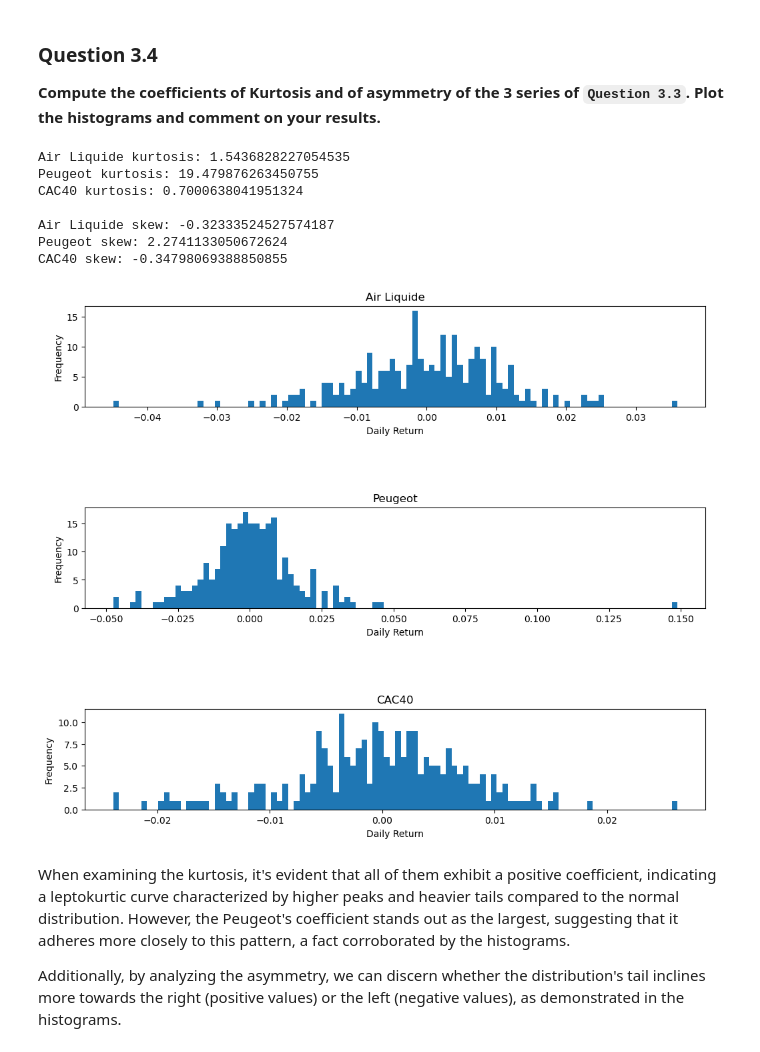
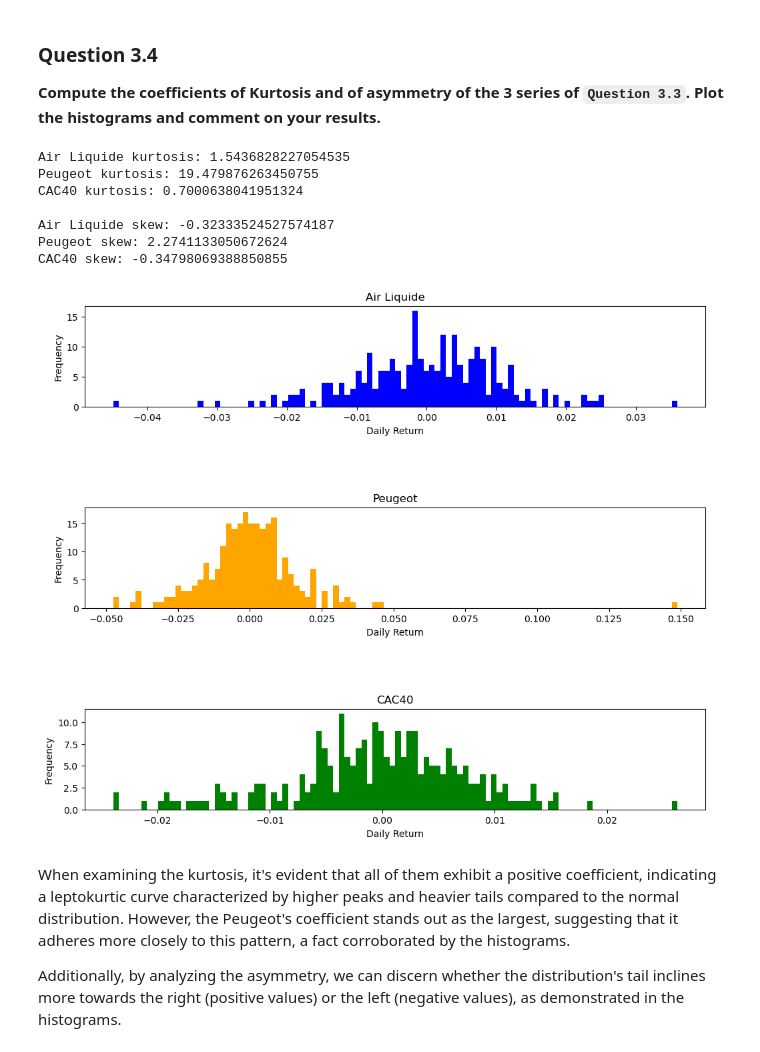
Before and after one commit to leonardohannas/MODS205_TelecomParis, a Jupyter notebook: proj.ipynb, the cells around one changed output. Cells and saved outputs as stored; diff of their text form; code cells hidden in the pictures.

Commit message:
plots

```diff
--- a/proj.ipynb
+++ b/proj.ipynb
@@ -246,39 +246,39 @@ print(f'Peugeot kurtosis: {peugeot_kurtosis}')
 print(f'CAC40 kurtosis: {CAC40_kurtosis}')
 print('')
 
 # Compute the asymmetry of each serie:
 airliquide_skew = air_liquide_stock['Daily Return'].skew()
 peugeot_skew = peugeot_stock['Daily Return'].skew()
 CAC40_skew = CAC40['Daily Return'].skew()
 
 print(f'Air Liquide skew: {airliquide_skew}')
 print(f'Peugeot skew: {peugeot_skew}')
 print(f'CAC40 skew: {CAC40_skew}')
 
 # Plot the histograms of the daily returns
-def plot_histogram(data, title, ax):
-    ax.hist(data['Daily Return'], bins=100, label=title)
+def plot_histogram(data, title, ax, color):
+    ax.hist(data['Daily Return'], bins=100, label=title, color=color)
     ax.set_title(title)
     ax.set_xlabel('Daily Return')
     ax.set_ylabel('Frequency')
 
 fig, (ax1, ax2, ax3) = plt.subplots(3, 1, figsize=(12, 10), dpi=100)
 fig.subplots_adjust(hspace=1)
 
-plot_histogram(air_liquide_stock, 'Air Liquide', ax1)
-plot_histogram(peugeot_stock, 'Peugeot', ax2)
-plot_histogram(CAC40, 'CAC40', ax3)
+plot_histogram(air_liquide_stock, 'Air Liquide', ax1, 'blue')
+plot_histogram(peugeot_stock, 'Peugeot', ax2, 'orange')
+plot_histogram(CAC40, 'CAC40', ax3, 'green')
 
 plt.show()
 # %% [output]
 Air Liquide kurtosis: 1.5436828227054535
 Peugeot kurtosis: 19.479876263450755
 CAC40 kurtosis: 0.7000638041951324
 
 Air Liquide skew: -0.32333524527574187
 Peugeot skew: 2.2741133050672624
 CAC40 skew: -0.34798069388850855
-[figure, old version]
+[figure, new version]
 # %% [markdown]
 When examining the kurtosis, it's evident that all of them exhibit a positive coefficient, indicating a leptokurtic curve characterized by higher peaks and heavier tails compared to the normal distribution. However, the Peugeot's coefficient stands out as the largest, suggesting that it adheres more closely to this pattern, a fact corroborated by the histograms.
 
```
Also changed, not shown: parts of 1 cell of this notebook.
